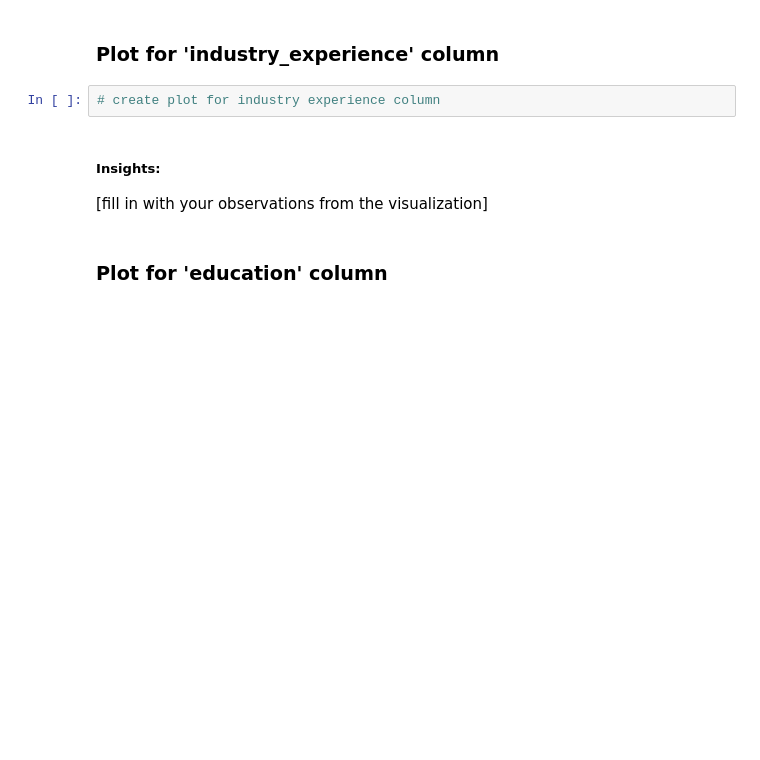
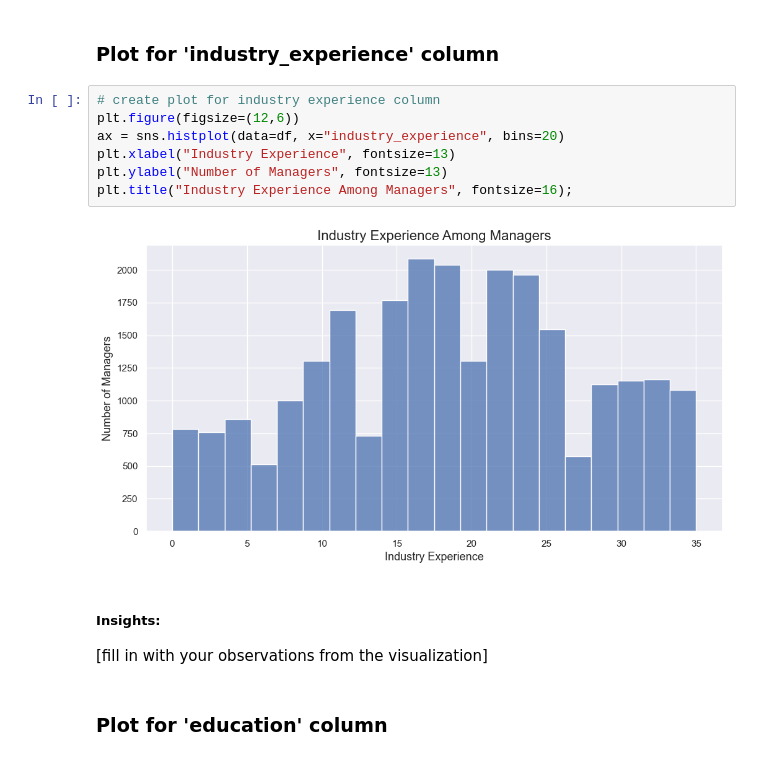
Before and after one commit to gracemcmanus97/Data-Proj-3, a Jupyter notebook: starter/Unit_3_-_EDA_.ipynb, the cells around one changed output. Drawn from its saved outputs; the diff is of its cells as text; blank space fills up the shorter version.

```diff
--- a/starter/Unit_3_-_EDA_.ipynb
+++ b/starter/Unit_3_-_EDA_.ipynb
@@ -140,6 +173,13 @@ memory usage: 1.2+ MB
 ### Plot for 'industry_experience' column
 # %%
 # create plot for industry experience column
+plt.figure(figsize=(12,6))
+ax = sns.histplot(data=df, x="industry_experience", bins=20)
+plt.xlabel("Industry Experience", fontsize=13)
+plt.ylabel("Number of Managers", fontsize=13)
+plt.title("Industry Experience Among Managers", fontsize=16);
+# %% [output]
+[figure, added]
 # %% [markdown]
 ##### Insights:
 
```
Also changed, not shown: parts of 77 cells of this notebook.
